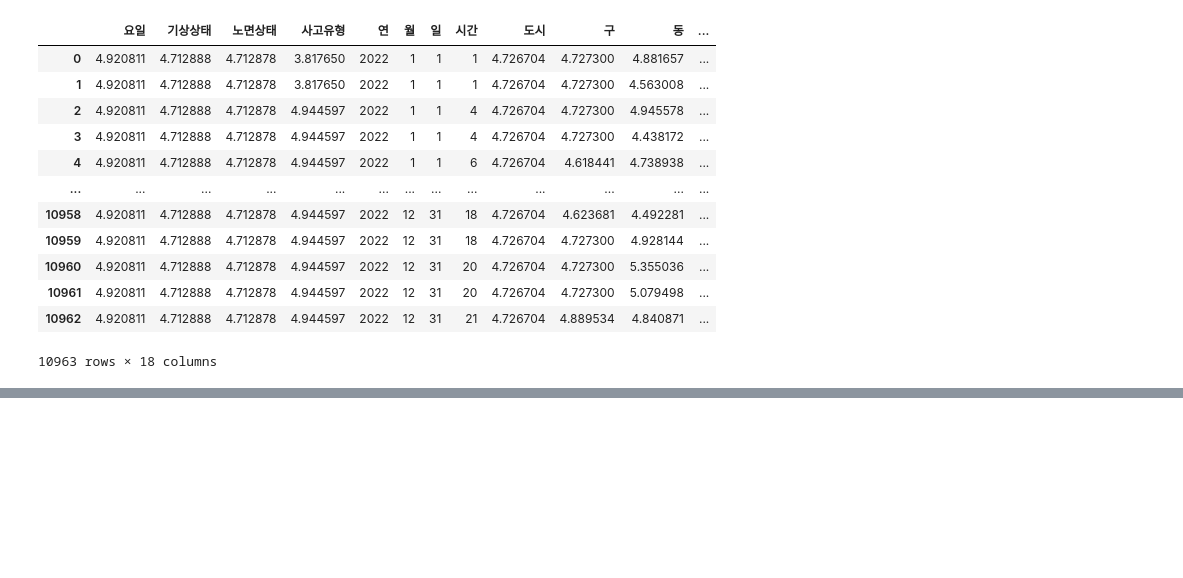
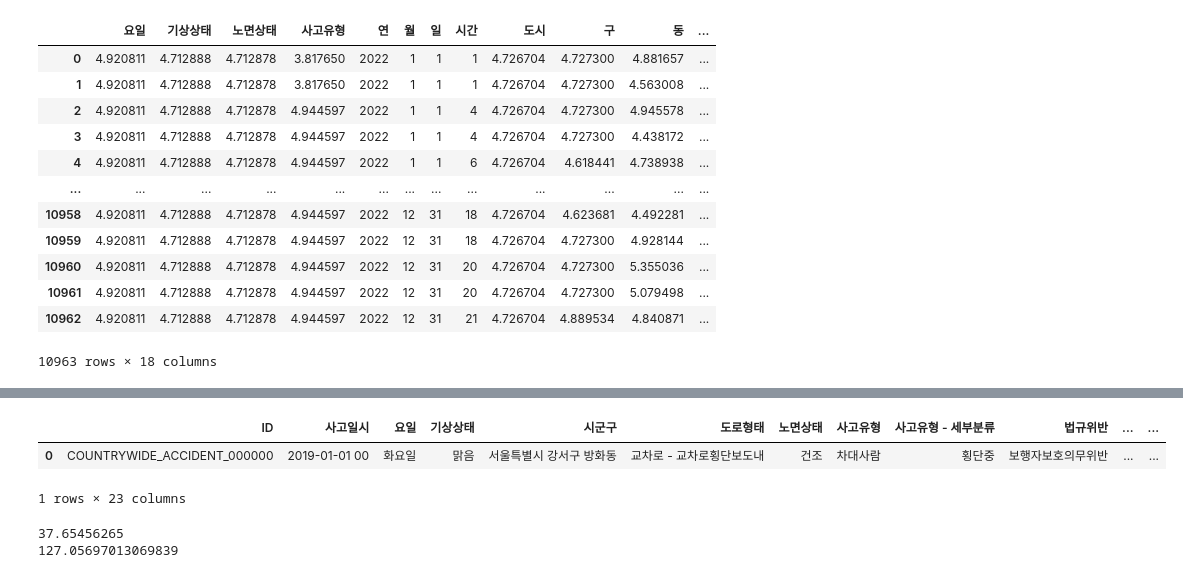
Before and after one commit to wonjinmon/dacon_daegu, a Jupyter notebook: EDA.ipynb, the cells around one changed output, grey strips where cells are left out. Saved outputs shown, nothing was run; the diff lists cells and outputs as text; code cells hidden in the pictures; blank space fills up the shorter version.

Commit message:
geopy

```diff
--- a/EDA.ipynb
+++ b/EDA.ipynb
@@ -188,0 +231,24 @@ display(test_x)
+# %%
+countrywide = pd.read_csv('data/external_open/countrywide_accident.csv')
+countrywide.shape
+countrywide.head(1)
+# %% [output]
+|  | ID | 사고일시 | 요일 | 기상상태 | 시군구 | 도로형태 | 노면상태 | 사고유형 | 사고유형 - 세부분류 | 법규위반 | ... | ... |
+| 0 | COUNTRYWIDE_ACCIDENT_000000 | 2019-01-01 00 | 화요일 | 맑음 | 서울특별시 강서구 방화동 | 교차로 - 교차로횡단보도내 | 건조 | 차대사람 | 횡단중 | 보행자보호의무위반 | ... | ... |
+1 rows × 23 columns
+# %%
+from geopy.geocoders import Nominatim
+
+def geocoding(address):
+    geolocoder = Nominatim(user_agent = 'South Korea', timeout=None)
+    geo = geolocoder.geocode(address)
+    crd = {"lat": str(geo.latitude), "lng": str(geo.longitude)}
+
+    return crd
+
+crd = geocoding("서울시 노원구")
+print(crd['lat'])
+print(crd['lng'])
+# %% [output]
+37.65456265
+127.05697013069839
```
Also changed, not shown: parts of 5 cells of this notebook, 2 other files.
